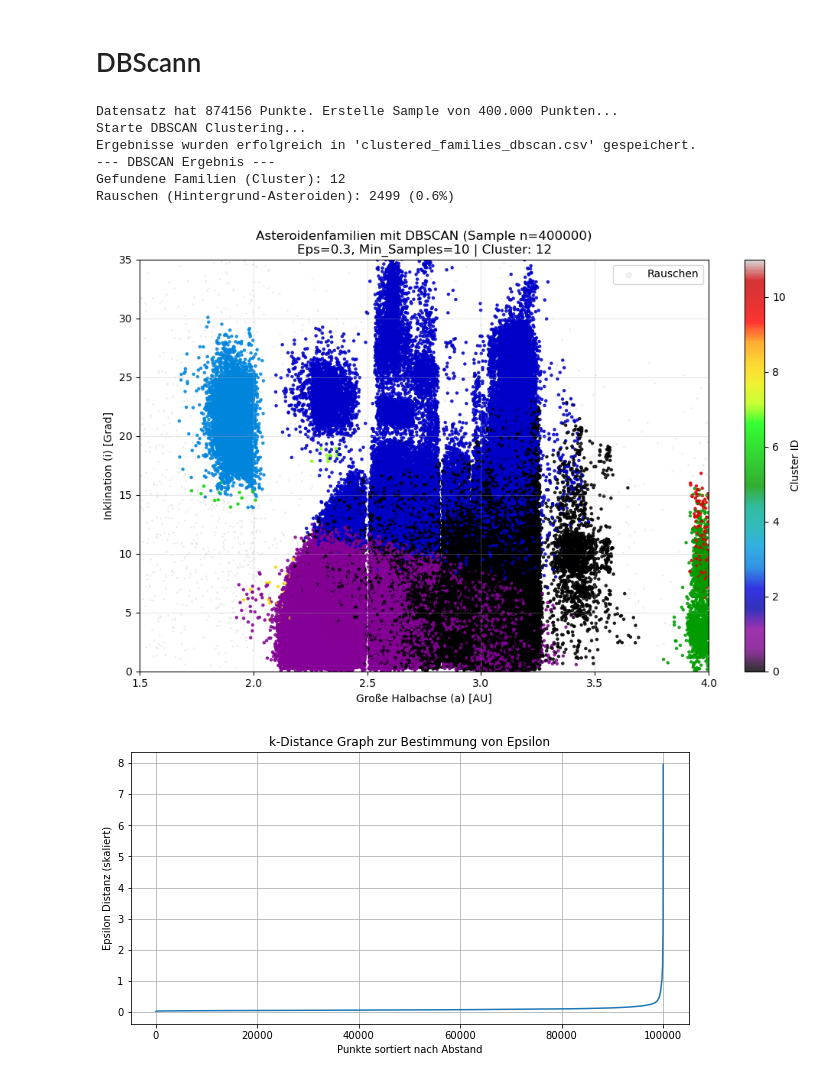
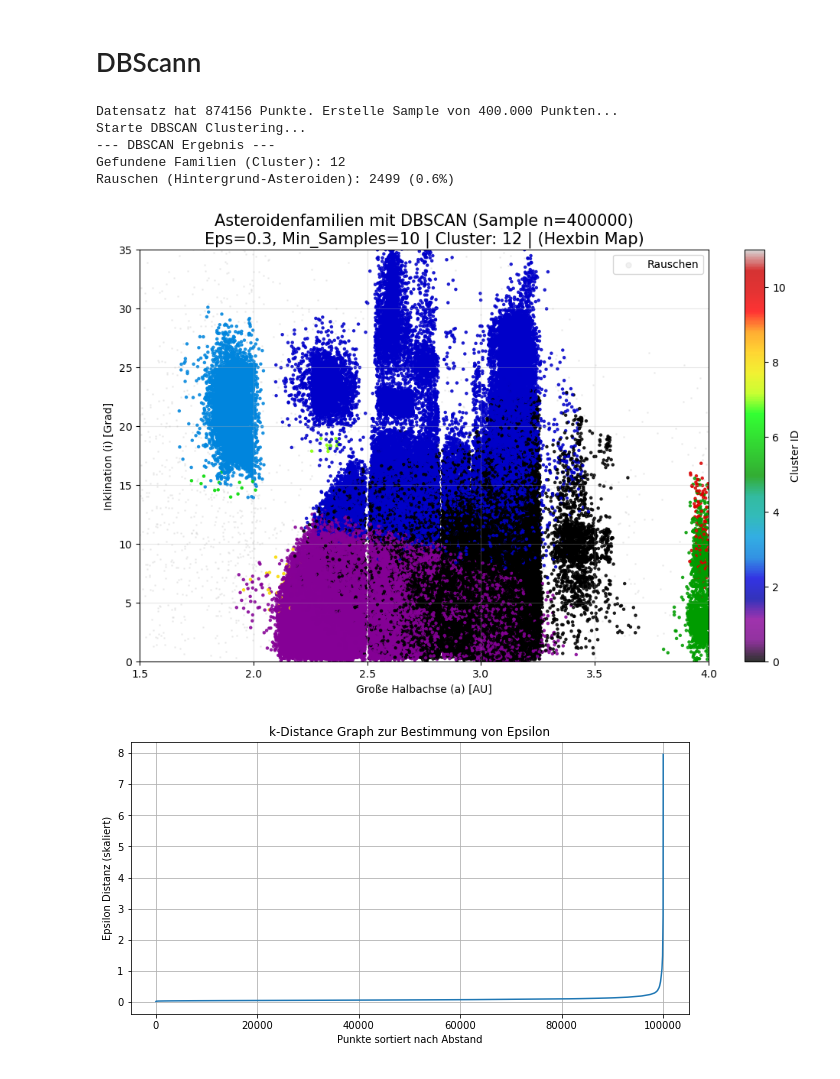
Before and after one commit to Chr1s21/MeteoritenPr-si, a Jupyter notebook: clustering/clean_FamilienFinder.ipynb, the cells around one changed output. Drawn from its saved outputs; the diff is of its cells as text; code cells hidden in the pictures.

```diff
--- a/clustering/clean_FamilienFinder.ipynb
+++ b/clustering/clean_FamilienFinder.ipynb
@@ -157,36 +151,35 @@ plt.figure(figsize=(12, 7))
 
 # Daten aufteilen für sauberen Plot
 mask_noise = X_sample['dbscan_cluster'] == -1
 noise_data = X_sample[mask_noise]
 cluster_data = X_sample[~mask_noise]
 
 # 1. Rauschen plotten (grau, klein, transparent)
 plt.scatter(noise_data['a'], noise_data['i'],
             c='lightgray', s=1, alpha=0.3, label='Rauschen')
 
 # 2. Cluster plotten (bunt)
 # cmap='nipy_spectral' bietet hohen Kontrast für viele Cluster
 scatter = plt.scatter(cluster_data['a'], cluster_data['i'],
                       c=cluster_data['dbscan_cluster'],
                       cmap='nipy_spectral', s=5, alpha=0.8)
 
-plt.title(f'Asteroidenfamilien mit DBSCAN (Sample n={len(X_sample)})\nEps=0.3, Min_Samples=10 | Cluster: {n_clusters_}')
+plt.title(f'Asteroidenfamilien mit DBSCAN (Sample n={len(X_sample)})\nEps=0.3, Min_Samples=10 | Cluster: {n_clusters_} | (Hexbin Map)', fontsize=15)
 plt.xlabel('Große Halbachse (a) [AU]')
 plt.ylabel('Inklination (i) [Grad]')
 plt.xlim(1.5, 4.0)
 plt.ylim(0, 35)
 plt.colorbar(scatter, label='Cluster ID')
 plt.legend(markerscale=5)
 plt.grid(True, alpha=0.3)
 plt.show()
 # %% [output]
 Datensatz hat 874156 Punkte. Erstelle Sample von 400.000 Punkten...
 Starte DBSCAN Clustering...
-Ergebnisse wurden erfolgreich in 'clustered_families_dbscan.csv' gespeichert.
 --- DBSCAN Ergebnis ---
 Gefundene Familien (Cluster): 12
 Rauschen (Hintergrund-Asteroiden): 2499 (0.6%)
-[figure, old version]
+[figure, new version]
 # %%
 # Daten and Cluster-Labels an das Original-Dataset anhängen und rest löschen die kein Cluster haben und speichern
 df_clean.loc[X_sample.index, 'cluster'] = X_sample['dbscan_cluster']
```
Also changed, not shown: parts of 1 cell of this notebook.
